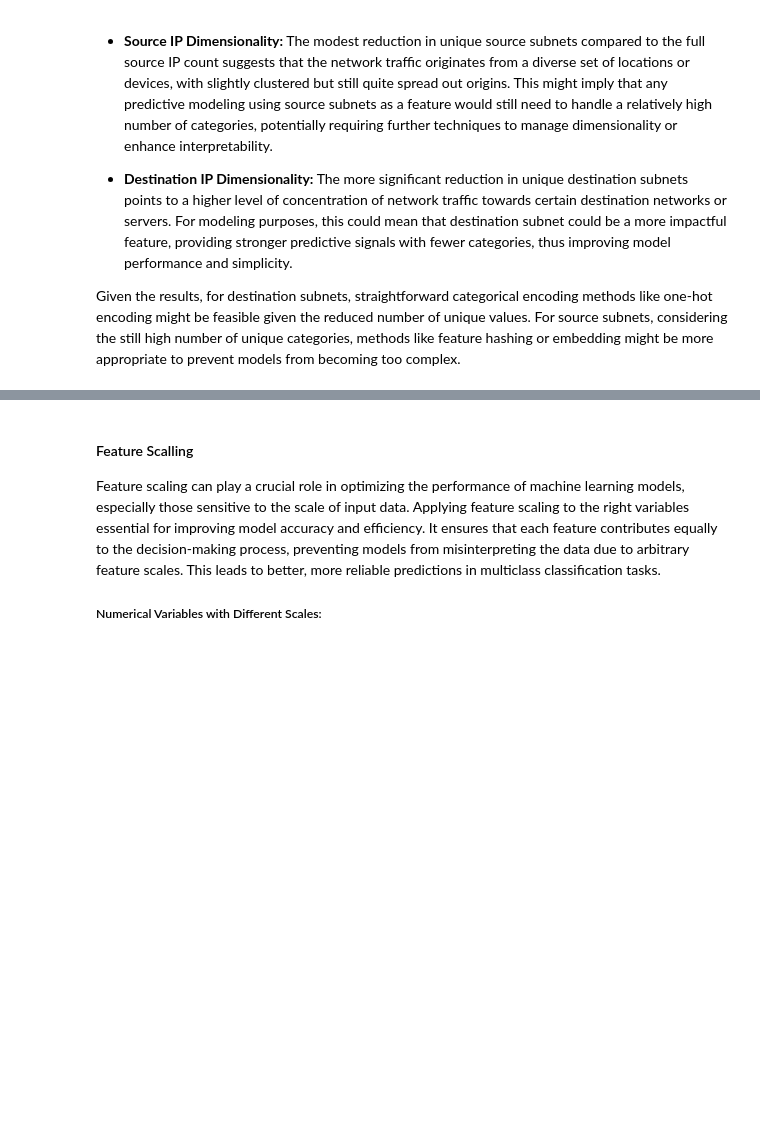
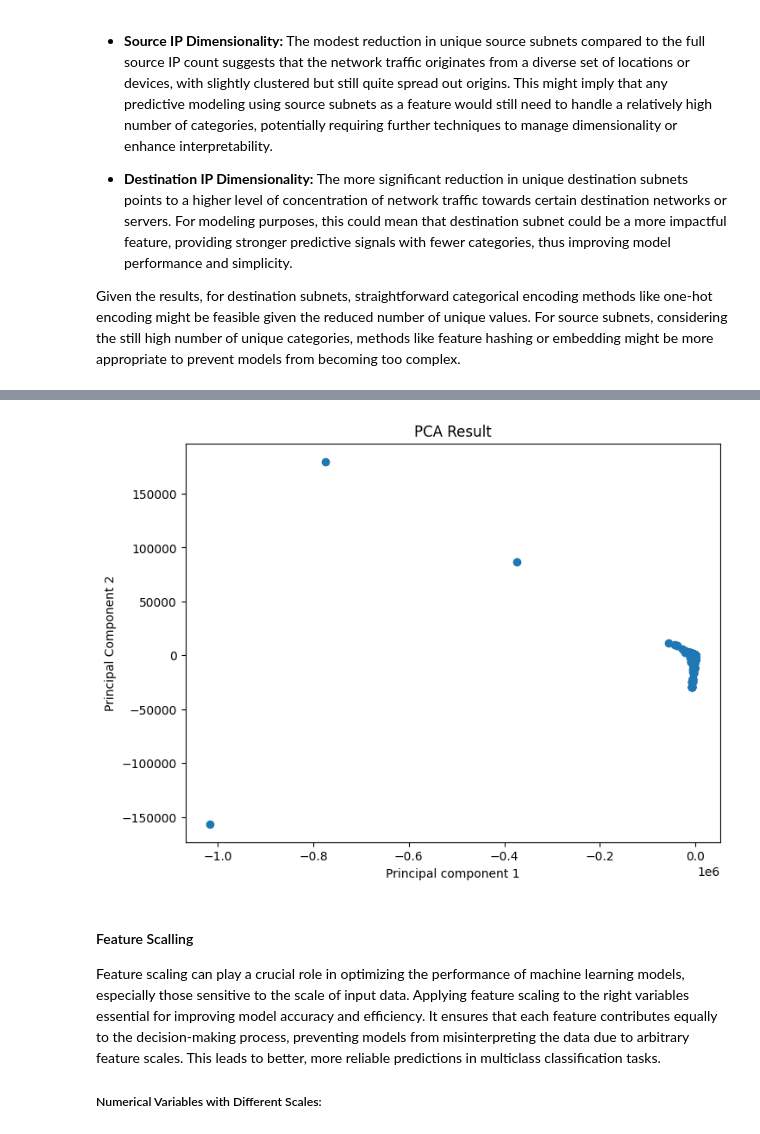
Before and after one commit to PtrTella/BigDataProject, a Jupyter notebook: project.ipynb, the cells around one changed output, grey strips where cells are left out. Saved outputs shown, nothing was run; the diff lists cells and outputs as text; code cells hidden in the pictures; blank space fills up the shorter version.

```diff
--- a/project.ipynb
+++ b/project.ipynb
@@ -253,0 +408,24 @@ only showing top 20 rows
+# %%
+#PCA analyses
+from pyspark.ml.feature import PCA
+from pyspark.ml.feature import VectorAssembler
+
+def PCA_analysis(data, columns):
+    # Criar um vetor de características
+    assembler = VectorAssembler(inputCols=columns, outputCol="features")
+    # Aplicar PCA
+    pca = PCA(k=2, inputCol="features", outputCol="pca_features")
+    # Criar um pipeline
+    pipeline = Pipeline(stages=[assembler, pca])
+    # Ajustar o modelo PCA
+    pca_model = pipeline.fit(data)
+    # Transformar os dados
+    pca_result = pca_model.transform(data)
+    # Show the PCA results
+    pca_result.select("pca_features").show(truncate=False)
+    return pca_result
+
+
+# Run PCA on the training data
+pca_result = PCA_analysis(encoded_train_data, ["IN_BYTES", "OUT_BYTES", "IN_PKTS", "OUT_PKTS", "attack_index"])
+pca_result.show(truncate=False)
@@ -254,3 +450,22 @@ only showing top 20 rows
+# %%
+import matplotlib.pyplot as plt
+import numpy as np
+
+# Extracting the PCA features
+pca_values = pca_result.select("pca_features").collect()
+
+# Converting to a 2D list
+pca_array = np.array([x[0] for x in pca_values])
+
+# Plotting
+plt.figure(figsize=(8, 6))
+plt.scatter(pca_array[:, 0], pca_array[:, 1])
+plt.xlabel("Principal component 1")
+plt.ylabel("Principal Component 2")
+plt.title("PCA Result")
+plt.show()
+# %% [output]
+[figure, added]
 # %% [markdown]
 #### Feature Scalling
 Feature scaling can play a crucial role in optimizing the performance of machine learning models, especially those sensitive to the scale of input data.
```
Also changed, not shown: parts of 25 cells of this notebook, 14 other files.
